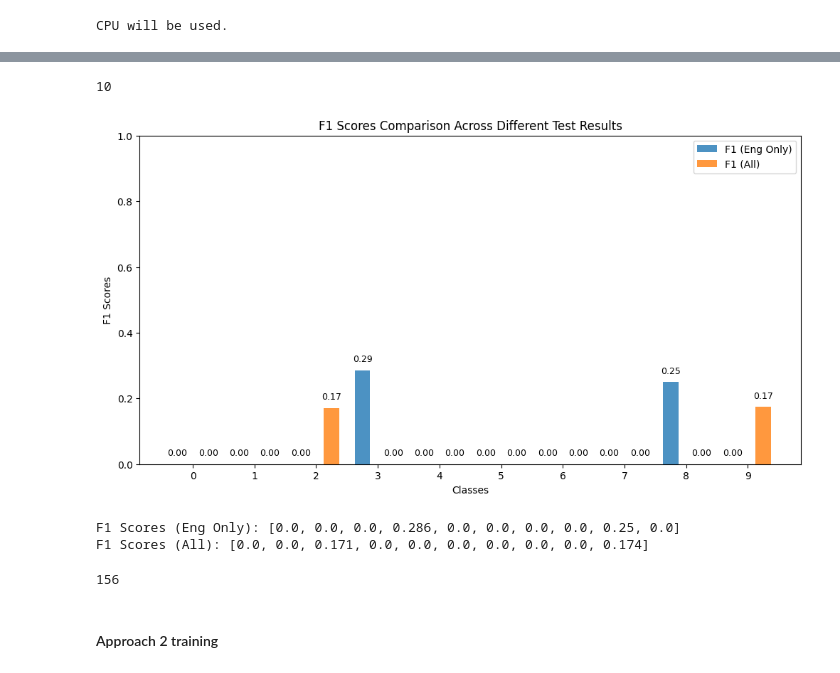
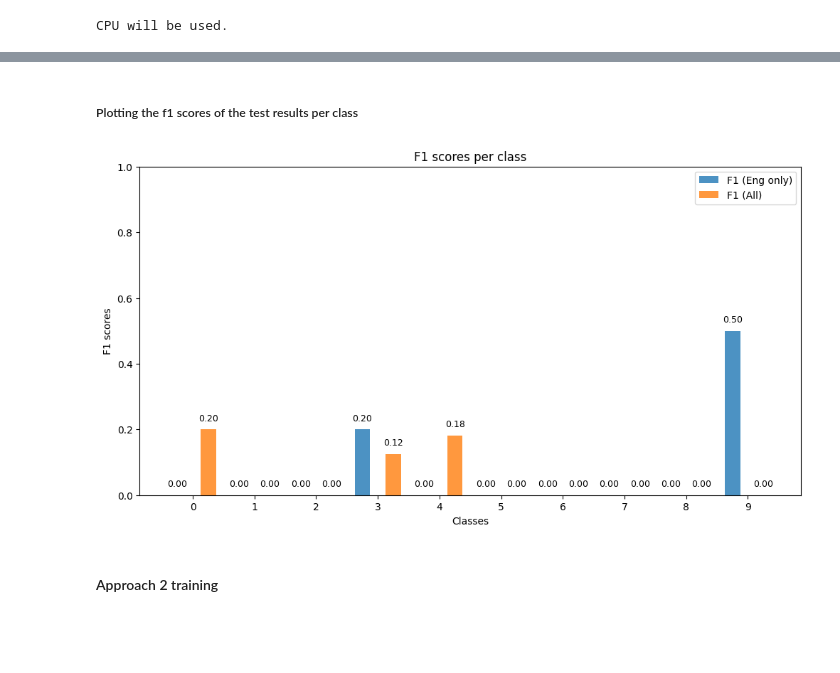
Before and after one commit to DavidSevic/expert-prediction-nlp, a Jupyter notebook: project.ipynb, the cells around one changed output, grey strips where cells are left out. Saved outputs shown, nothing was run; the diff lists cells and outputs as text; code cells hidden in the pictures; blank space fills up the shorter version.

```diff
--- a/project.ipynb
+++ b/project.ipynb
@@ -160,8 +160,6 @@ freq                                                    9         16
 # %%
 def encode_labels(data):
     result_rows = []
-
-    num_classes = data['expert_id'].nunique()
 
     # iterating through unique sentances
     for ticket_description in data['ticket_description'].unique():
@@ -180,6 +178,8 @@ def encode_labels(data):
 
     return pd.DataFrame(result_rows)
 
+num_classes = data_all['expert_id'].nunique()
+
 data_2_all = encode_labels(data_all)
 data_2_eng = encode_labels(data_eng)
 data_2_fr = encode_labels(data_fr)
@@ -1000,71 +947,43 @@ data_eng[data_eng['split']=='test'].head(20)
-# %%
-len(test_results_eng_only.metrics['test_f1'])
-# %% [output]
-10
+# %% [markdown]
+##### Plotting the f1 scores of the test results per class
 # %%
 import numpy as np
 import matplotlib.pyplot as plt
 
-# Extract F1 scores from each test result
 f1_scores_eng_only = test_results_eng_only.metrics["test_f1"]
-#f1_scores_eng_all = test_results_eng_all.metrics["test_f1"]
 f1_scores_all = test_results_all.metrics["test_f1"]
 
-# Number of classes
-num_classes = len(f1_scores_eng_only)
-
-# Create x positions for the bars
+# x axis for classes
 x = np.arange(num_classes)
 width = 0.25
 
-# Plot the F1 scores
+# plotting the scores
 plt.figure(figsize=(12, 6))
-bars_eng_only = plt.bar(x - width, f1_scores_eng_only, width, label='F1 (Eng Only)', alpha=0.8)
-#bars_eng_all = plt.bar(x, f1_scores_eng_all, width, label='F1 (Eng + All)', alpha=0.8)
+bars_eng_only = plt.bar(x - width, f1_scores_eng_only, width, label='F1 (Eng only)', alpha=0.8)
 bars_all = plt.bar(x + width, f1_scores_all, width, label='F1 (All)', alpha=0.8)
 
-# Add labels, title, and legend
 plt.xlabel('Classes')
-plt.ylabel('F1 Scores')
-plt.title('F1 Scores Comparison Across Different Test Results')
+plt.ylabel('F1 scores')
+plt.title('F1 scores per class')
 plt.ylim(0, 1)
 plt.xticks(ticks=x, labels=range(num_classes))
 plt.legend()
 
-# Add F1 score values on top of bars
-for bars in [bars_eng_only, bars_all]:#bars_eng_all, bars_all]:
+for bars in [bars_eng_only, bars_all]:
         for bar in bars:
                 height = bar.get_height()
                 plt.text(
                     bar.get_x() + bar.get_width() / 2,
-                    height + 0.02,  # Slightly above the bar
-        f'{height:.2f}',
+                    height + 0.02,
+                    f'{height:.2f}',
                     ha='center',
                     va='bottom',
                     fontsize=9
         )
 
-# Show the plot
-
 plt.show()
 # %% [output]
-[figure, old version]
+[figure, new version]
-# %%
-# Convert F1 scores to plain Python floats and round to 3 decimals
-f1_scores_eng_only = [round(float(score), 3) for score in f1_scores_eng_only]
-#f1_scores_eng_all = [round(float(score), 3) for score in f1_scores_eng_all]
-f1_scores_all = [round(float(score), 3) for score in f1_scores_all]
-
-print("F1 Scores (Eng Only):", f1_scores_eng_only)
-#print("F1 Scores (Eng + All):", f1_scores_eng_all)
-print("F1 Scores (All):", f1_scores_all)
-# %% [output]
-F1 Scores (Eng Only): [0.0, 0.0, 0.0, 0.286, 0.0, 0.0, 0.0, 0.0, 0.25, 0.0]
-F1 Scores (All): [0.0, 0.0, 0.171, 0.0, 0.0, 0.0, 0.0, 0.0, 0.0, 0.174]
-# %%
-len(train_dataset_eng)
-# %% [output]
-156
 # %% [markdown]
 #### Approach 2 training
 # %%
```
Also changed, not shown: parts of 41 cells of this notebook.
